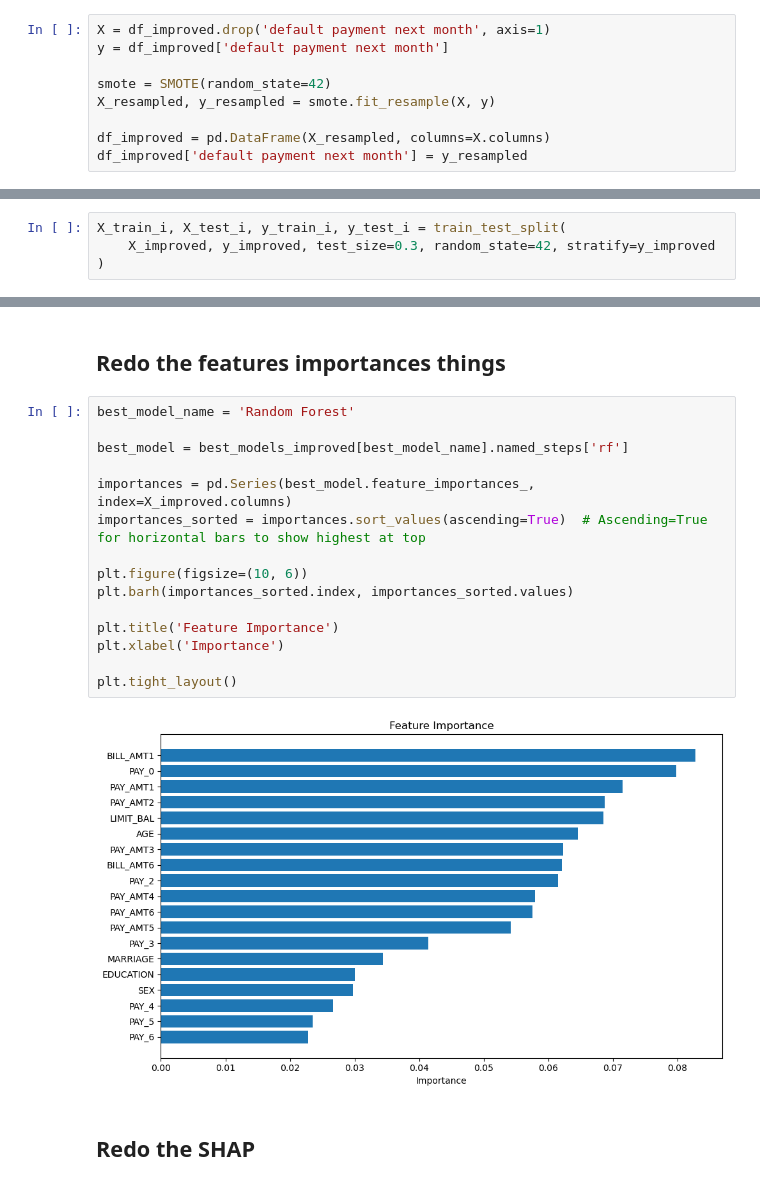
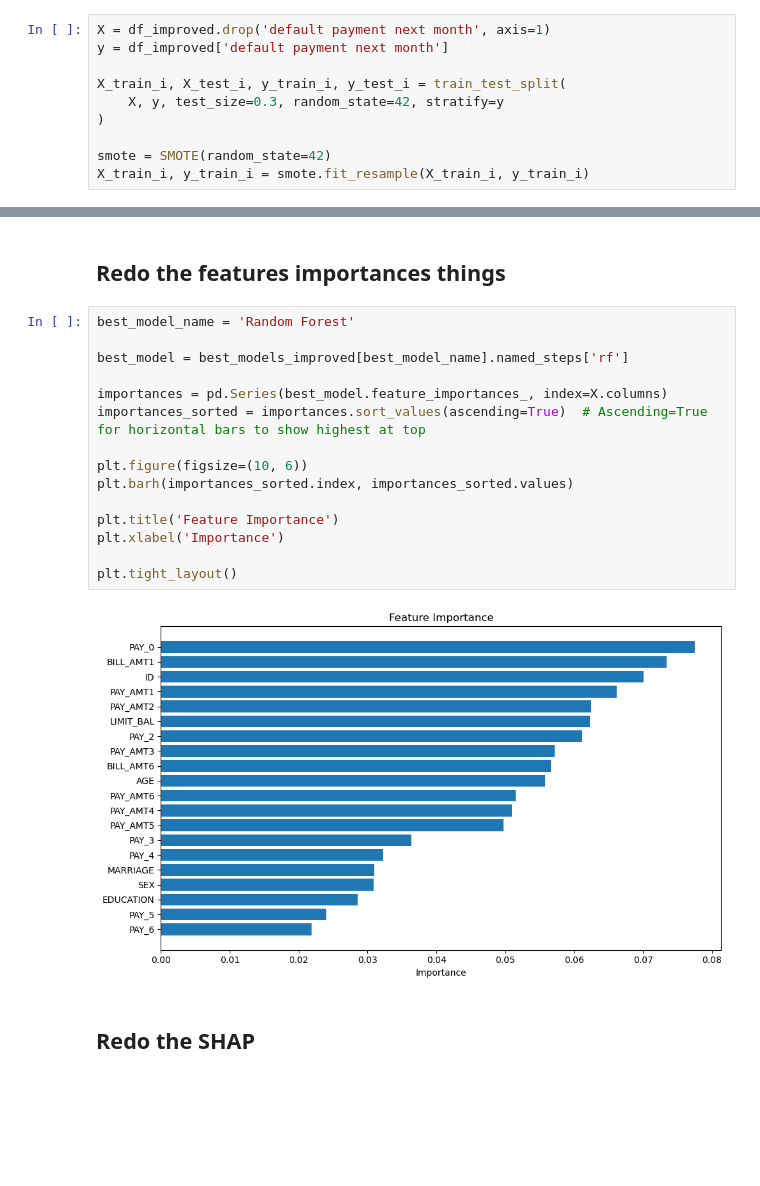
Before and after one commit to TomMarti/machln-fraud-detection, a Jupyter notebook: defaultofpaymentprediction.ipynb, the cells around one changed output, grey strips where cells are left out. Cells and saved outputs as stored; diff of their text form; blank space fills up the shorter version.

Commit message:
update smote to fit correctly the

```diff
--- a/defaultofpaymentprediction.ipynb
+++ b/defaultofpaymentprediction.ipynb
@@ -385,8 +385,9 @@ SMOTE (Synthetic Minority Oversampling Technique) is a data augmentation method
 X = df_improved.drop('default payment next month', axis=1)
 y = df_improved['default payment next month']
 
+X_train_i, X_test_i, y_train_i, y_test_i = train_test_split(
+    X, y, test_size=0.3, random_state=42, stratify=y
+)
+
 smote = SMOTE(random_state=42)
-X_resampled, y_resampled = smote.fit_resample(X, y)
-
-df_improved = pd.DataFrame(X_resampled, columns=X.columns)
-df_improved['default payment next month'] = y_resampled
+X_train_i, y_train_i = smote.fit_resample(X_train_i, y_train_i)
@@ -407,7 +400,3 @@ X_improved = df_improved.drop(['ID', 'default payment next month'], axis=1)
-# %%
-X_train_i, X_test_i, y_train_i, y_test_i = train_test_split(
-    X_improved, y_improved, test_size=0.3, random_state=42, stratify=y_improved
-)
 # %%
 svm_pipeline_improved = Pipeline([
     ('scaler', StandardScaler()),
@@ -575,20 +564,20 @@ plt.show()
 # %%
 best_model_name = 'Random Forest'
 
 best_model = best_models_improved[best_model_name].named_steps['rf']
 
-importances = pd.Series(best_model.feature_importances_, index=X_improved.columns)
+importances = pd.Series(best_model.feature_importances_, index=X.columns)
 importances_sorted = importances.sort_values(ascending=True)  # Ascending=True for horizontal bars to show highest at top
 
 plt.figure(figsize=(10, 6))
 plt.barh(importances_sorted.index, importances_sorted.values)
 
 plt.title('Feature Importance')
 plt.xlabel('Importance')
 
 plt.tight_layout()
 # %% [output]
-[figure, old version]
+[figure, new version]
 # %% [markdown]
 ## Redo the SHAP
 # %%
```
Also changed, not shown: parts of 7 cells of this notebook.
